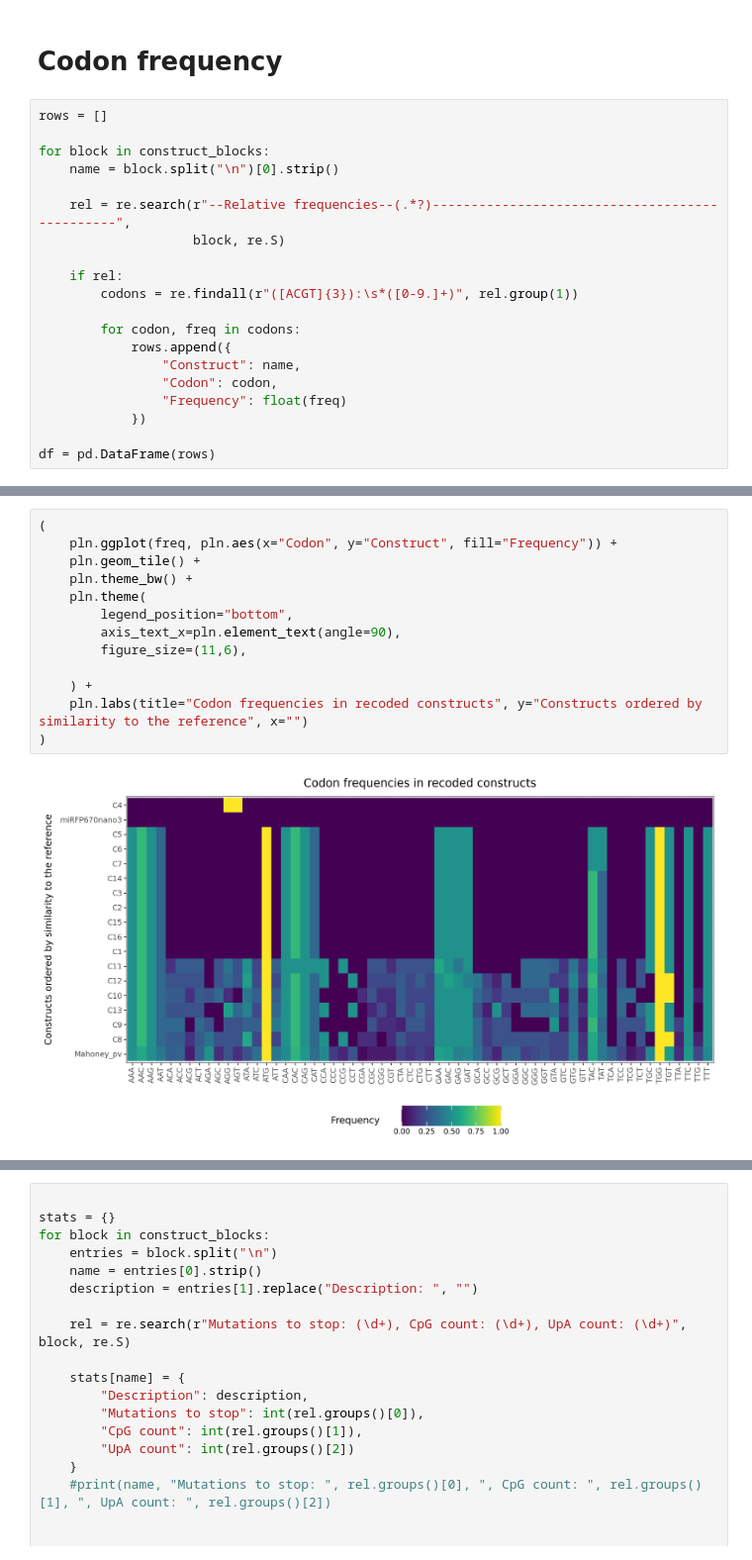
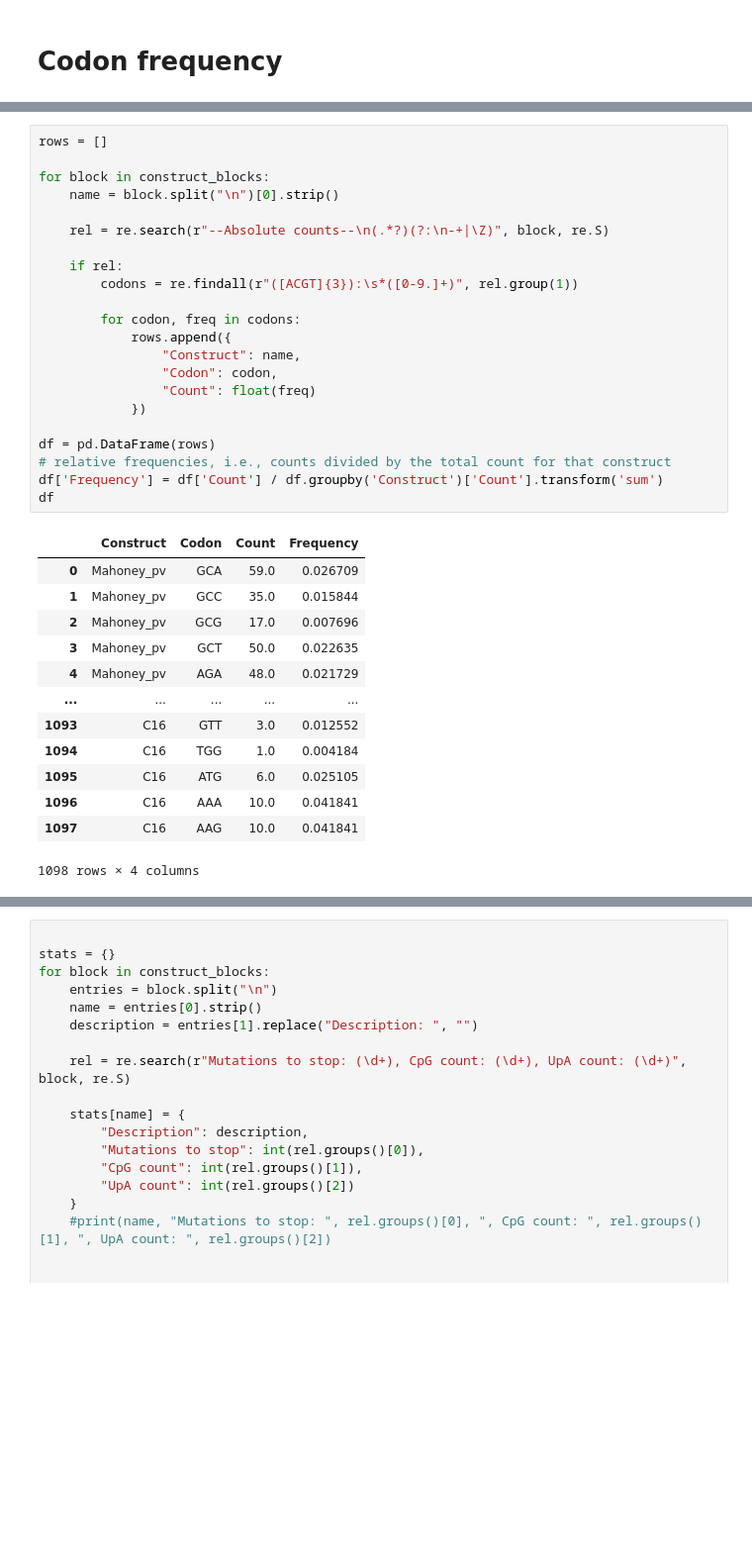
Before and after one commit to ziul-bio/codon_tools_v02, a Jupyter notebook: notebooks/recode_sequence.ipynb, the cells around one changed output, grey strips where cells are left out. Shown at 99% size. Cells and saved outputs as stored; diff of their text form; blank space fills up the shorter version.

```diff
--- a/notebooks/recode_sequence.ipynb
+++ b/notebooks/recode_sequence.ipynb
@@ -44,23 +34,3 @@ data = open("examples/recoded/GFP_wt_recoded_to_Mahoney_pv_descr.txt").read()
 construct_blocks = re.split(r"Construct:", data)[1:]
 # %% [markdown]
 # Codon frequency
-# %%
-rows = []
-
-for block in construct_blocks:
-    name = block.split("\n")[0].strip()
-
-    rel = re.search(r"--Relative frequencies--(.*?)-----------------------------------------------",
-                    block, re.S)
-
-    if rel:
-        codons = re.findall(r"([ACGT]{3}):\s*([0-9.]+)", rel.group(1))
-
-        for codon, freq in codons:
-            rows.append({
-                "Construct": name,
-                "Codon": codon,
-                "Frequency": float(freq)
-            })
-
-df = pd.DataFrame(rows)
@@ -100,15 +37,36 @@ freq
-# %%
-(
-    pln.ggplot(freq, pln.aes(x="Codon", y="Construct", fill="Frequency")) +
-    pln.geom_tile() +
-    pln.theme_bw() +
-    pln.theme(
-        legend_position="bottom",
-        axis_text_x=pln.element_text(angle=90),
-        figure_size=(11,6),
-
-    ) +
-    pln.labs(title="Codon frequencies in recoded constructs", y="Constructs ordered by similarity to the reference", x="")
-)
-# %% [output]
-[figure, removed]
+# %%
+rows = []
+
+for block in construct_blocks:
+    name = block.split("\n")[0].strip()
+
+    rel = re.search(r"--Absolute counts--\n(.*?)(?:\n-+|\Z)", block, re.S)
+
+    if rel:
+        codons = re.findall(r"([ACGT]{3}):\s*([0-9.]+)", rel.group(1))
+
+        for codon, freq in codons:
+            rows.append({
+                "Construct": name,
+                "Codon": codon,
+                "Count": float(freq)
+            })
+
+df = pd.DataFrame(rows)
+# relative frequencies, i.e., counts divided by the total count for that construct
+df['Frequency'] = df['Count'] / df.groupby('Construct')['Count'].transform('sum')
+df
+# %% [output]
+|  | Construct | Codon | Count | Frequency |
+| 0 | Mahoney_pv | GCA | 59.0 | 0.026709 |
+| 1 | Mahoney_pv | GCC | 35.0 | 0.015844 |
+| 2 | Mahoney_pv | GCG | 17.0 | 0.007696 |
+| 3 | Mahoney_pv | GCT | 50.0 | 0.022635 |
+| 4 | Mahoney_pv | AGA | 48.0 | 0.021729 |
+| ... | ... | ... | ... | ... |
+| 1093 | C16 | GTT | 3.0 | 0.012552 |
+| 1094 | C16 | TGG | 1.0 | 0.004184 |
+| 1095 | C16 | ATG | 6.0 | 0.025105 |
+| 1096 | C16 | AAA | 10.0 | 0.041841 |
+| 1097 | C16 | AAG | 10.0 | 0.041841 |
+1098 rows × 4 columns
```
Also changed, not shown: parts of 11 cells of this notebook, 1 other file.
